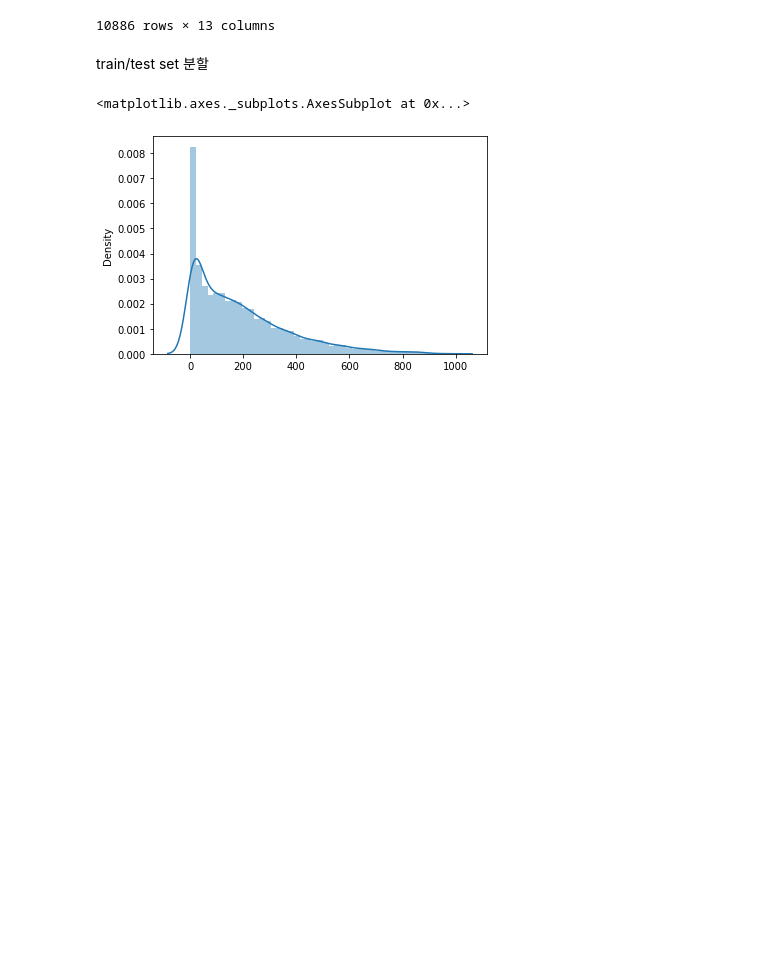
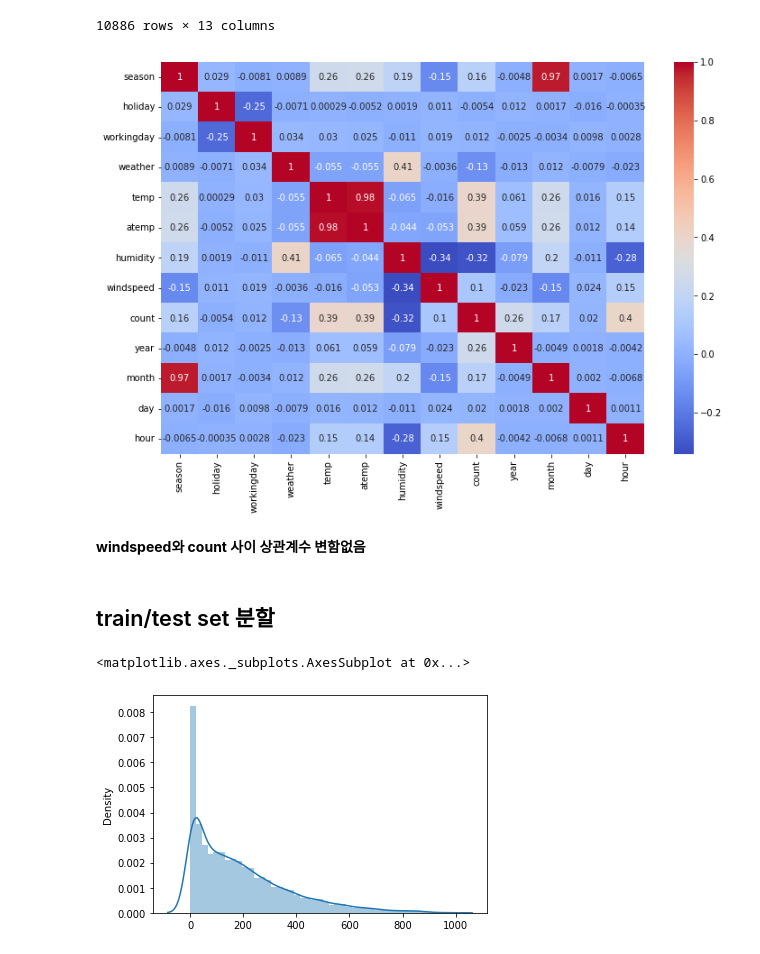
Before and after one commit to chssong/bike-sharing-demand, a Jupyter notebook: bike_sharing_demand.ipynb, the cells around one changed output. Saved outputs shown, nothing was run; the diff lists cells and outputs as text; code cells hidden in the pictures; blank space fills up the shorter version.

```diff
--- a/bike_sharing_demand.ipynb
+++ b/bike_sharing_demand.ipynb
@@ -341,6 +345,15 @@ train_data
 | 10884 | 4 | 0 | 1 | 1 | 13.94 | 17.425 | 61 | 6.0032 | 129 | 2012 | ... |
 | 10885 | 4 | 0 | 1 | 1 | 13.12 | 16.665 | 66 | 8.9981 | 88 | 2012 | ... |
 10886 rows × 13 columns
+# %%
+# 상관관계 다시 확인
+plt.figure(figsize=(12, 8))
+sns.heatmap(train_data.corr(), annot=True, cmap='coolwarm')
+plt.show()
+# %% [output]
+[figure, added]
+# %% [markdown]
+**windspeed와 count 사이 상관계수 변함없음**
 # %%
 features = [
     'season',
@@ -357,7 +370,7 @@ features = [
     'hour'
 ]
 # %% [markdown]
-train/test set 분할
+## train/test set 분할
 # %%
 from sklearn.model_selection import train_test_split
 # %%
```
Also changed, not shown: parts of 18 cells of this notebook.
